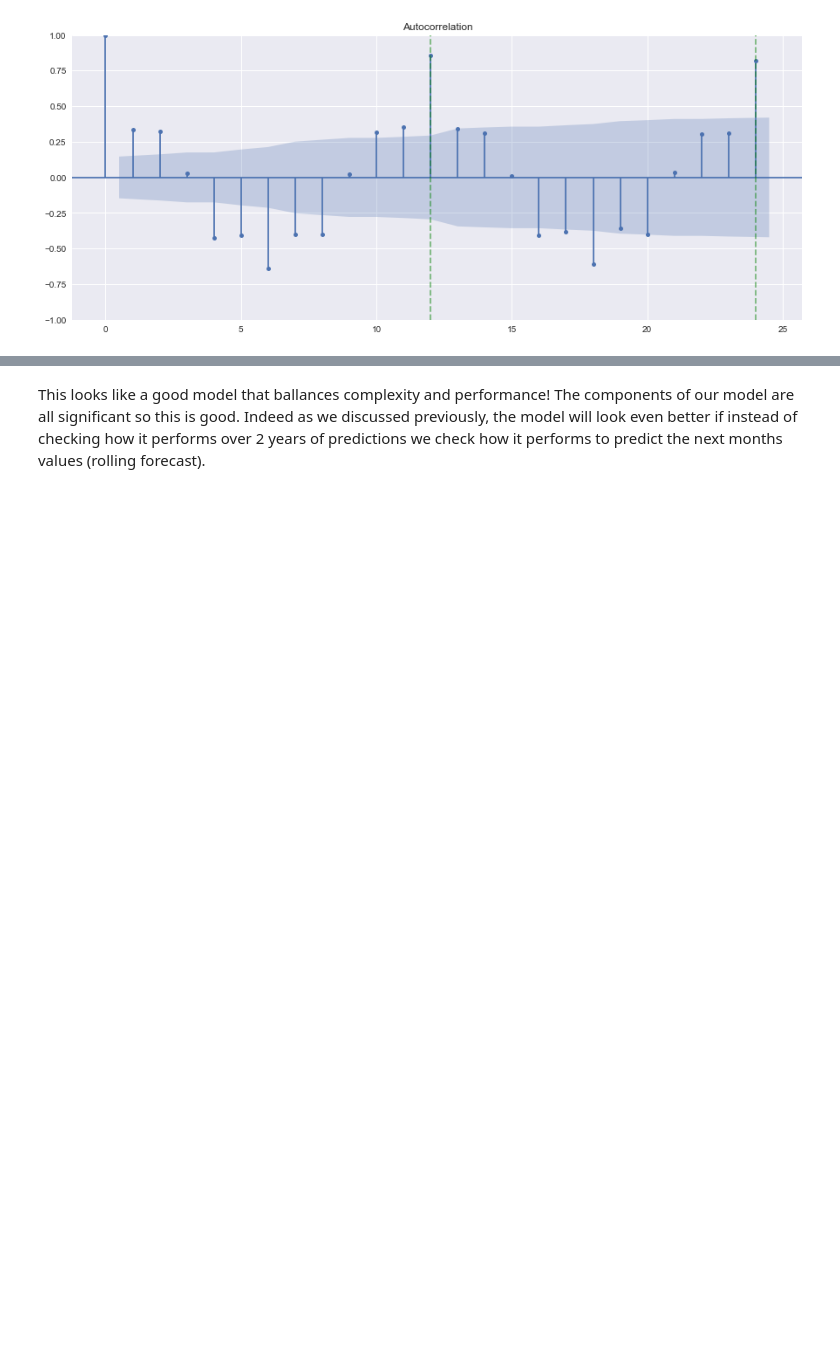
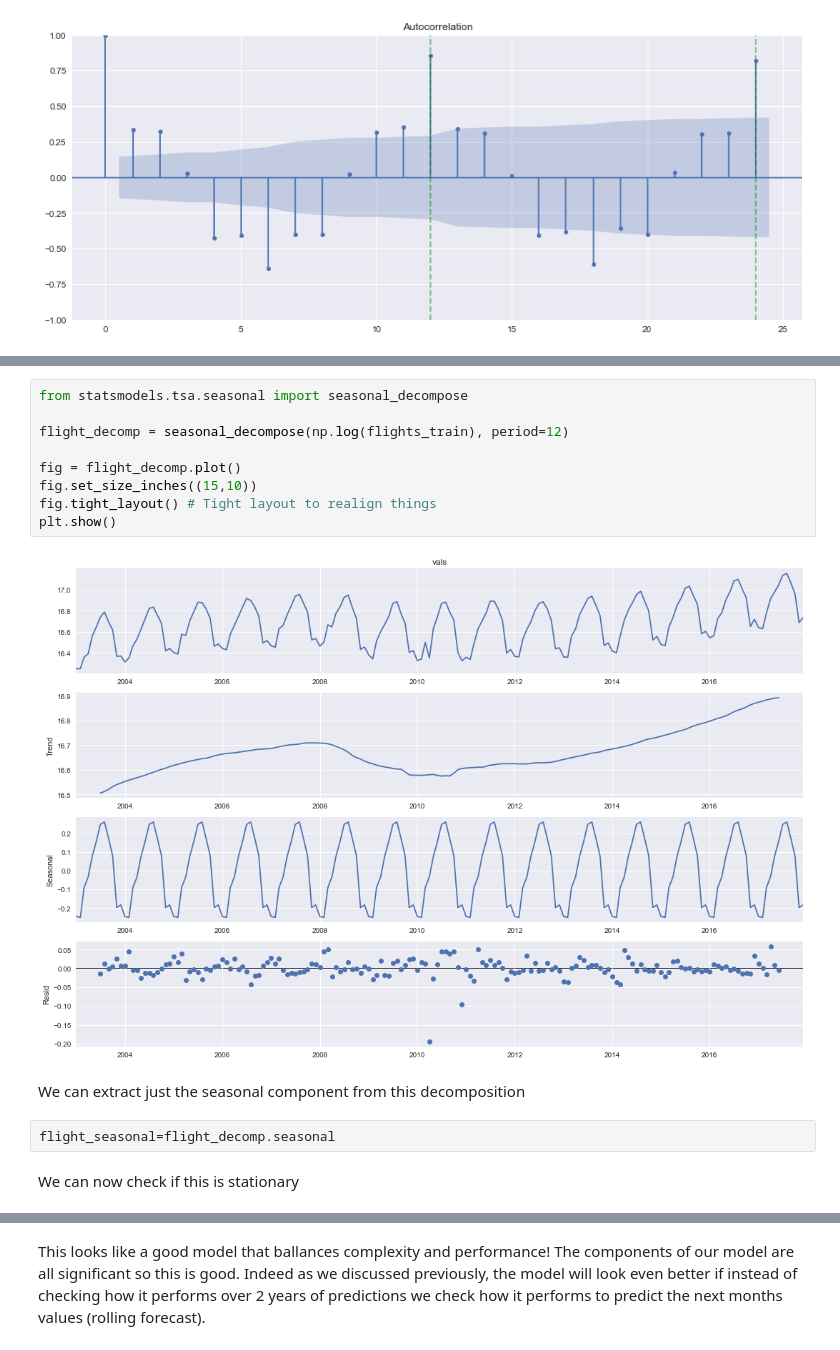
Before and after one commit to Eldave93/machine-learning-workbooks, a Jupyter notebook: 12-time-series/12_workbook.ipynb, the cells around one changed output, grey strips where cells are left out. Cells and saved outputs as stored; diff of their text form; blank space fills up the shorter version.

```diff
--- a/12-time-series/12_workbook.ipynb
+++ b/12-time-series/12_workbook.ipynb
@@ -2048,0 +2049,17 @@ To get this seasonal component using this model we need to add a `seasonal_order
+# %%
+from statsmodels.tsa.seasonal import seasonal_decompose
+
+flight_decomp = seasonal_decompose(np.log(flights_train), period=12)
+
+fig = flight_decomp.plot()
+fig.set_size_inches((15,10))
+fig.tight_layout() # Tight layout to realign things
+plt.show()
+# %% [output]
+[figure, added]
+# %% [markdown]
+We can extract just the seasonal component from this decomposition
+# %%
+flight_seasonal=flight_decomp.seasonal
+# %% [markdown]
+We can now check if this is stationary
```
Also changed, not shown: parts of 93 cells of this notebook, 1 other file.
